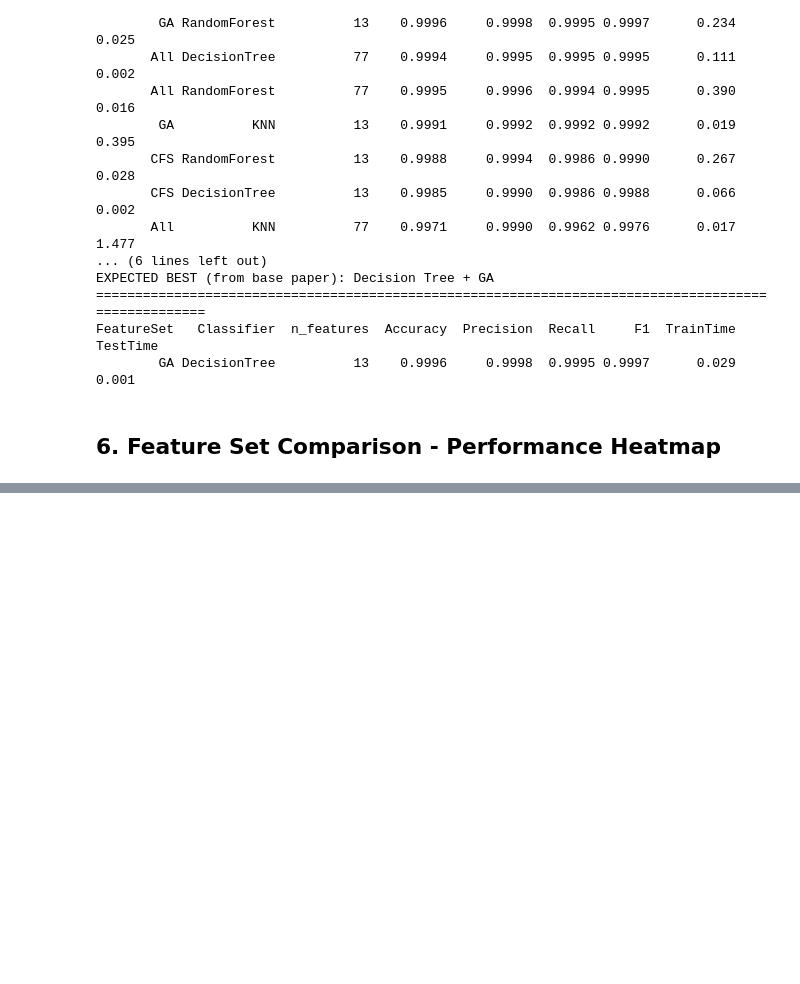
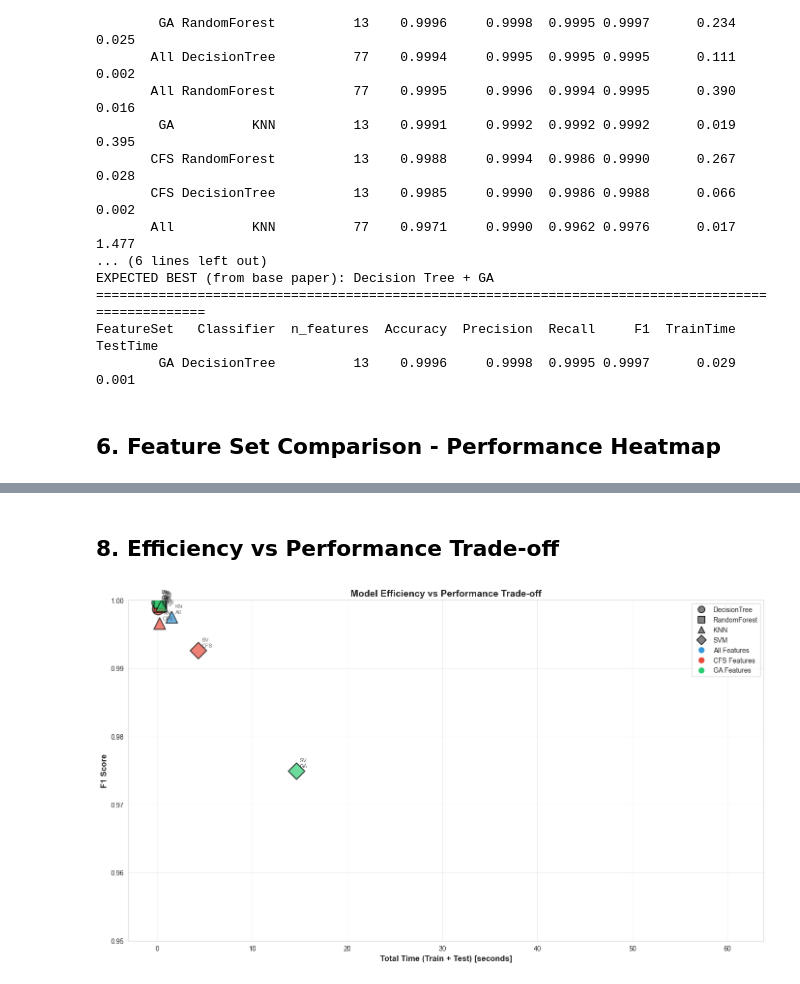
Before and after one commit to manal-aamir/Cnet-Project, a Jupyter notebook: notebooks/results.ipynb, the cells around one changed output, grey strips where cells are left out. Saved outputs shown, nothing was run; the diff lists cells and outputs as text; code cells hidden in the pictures; blank space fills up the shorter version.

```diff
--- a/notebooks/results.ipynb
+++ b/notebooks/results.ipynb
@@ -234,0 +296,64 @@ FeatureSet   Classifier  n_features  Accuracy  Precision  Recall     F1  TrainTi
+# %% [markdown]
+## 8. Efficiency vs Performance Trade-off
+# %%
+if metrics_df is not None:
+    # Create scatter plot: F1 score vs Total Time
+    metrics_df['TotalTime'] = metrics_df['TrainTime'] + metrics_df['TestTime']
+
+    fig, ax = plt.subplots(figsize=(14, 8))
+
+    # Color by feature set, marker by classifier
+    markers = {'DecisionTree': 'o', 'RandomForest': 's', 'KNN': '^', 'SVM': 'D'}
+    colors_map = {'All': '#3498db', 'CFS': '#e74c3c', 'GA': '#2ecc71'}
+
+    for feat_set in ['All', 'CFS', 'GA']:
+        for classifier in ['DecisionTree', 'RandomForest', 'KNN', 'SVM']:
+            subset = metrics_df[(metrics_df['FeatureSet'] == feat_set) &
+                              (metrics_df['Classifier'] == classifier)]
+            if not subset.empty:
+                ax.scatter(subset['TotalTime'], subset['F1'],
+                         marker=markers[classifier],
+                         s=300,
+                         c=colors_map[feat_set],
+                         alpha=0.7,
+                         edgecolors='black',
+                         linewidth=1.5,
+                         label=f'{classifier} - {feat_set}')
+
+                # Annotate points
+                for _, row in subset.iterrows():
+                    ax.annotate(f"{row['Classifier'][:2]}\n{row['FeatureSet']}",
+                              (row['TotalTime'], row['F1']),
+                              xytext=(5, 5), textcoords='offset points',
+                              fontsize=8, alpha=0.7)
+
+    ax.set_xlabel('Total Time (Train + Test) [seconds]', fontsize=12, fontweight='bold')
+    ax.set_ylabel('F1 Score', fontsize=12, fontweight='bold')
+    ax.set_title('Model Efficiency vs Performance Trade-off', fontsize=14, fontweight='bold')
+    ax.grid(True, alpha=0.3)
+    ax.set_ylim(0.95, 1.0)
+
+    # Custom legend
+    from matplotlib.lines import Line2D
+    legend_elements = [
+        Line2D([0], [0], marker='o', color='w', label='DecisionTree',
+              markerfacecolor='gray', markersize=10, markeredgecolor='black'),
+        Line2D([0], [0], marker='s', color='w', label='RandomForest',
+              markerfacecolor='gray', markersize=10, markeredgecolor='black'),
+        Line2D([0], [0], marker='^', color='w', label='KNN',
+              markerfacecolor='gray', markersize=10, markeredgecolor='black'),
+        Line2D([0], [0], marker='D', color='w', label='SVM',
+              markerfacecolor='gray', markersize=10, markeredgecolor='black'),
+        Line2D([0], [0], marker='o', color='w', label='All Features',
+              markerfacecolor='#3498db', markersize=10),
+        Line2D([0], [0], marker='o', color='w', label='CFS Features',
+              markerfacecolor='#e74c3c', markersize=10),
+        Line2D([0], [0], marker='o', color='w', label='GA Features',
+              markerfacecolor='#2ecc71', markersize=10),
+    ]
+    ax.legend(handles=legend_elements, loc='best', fontsize=10)
+
+    plt.tight_layout()
+    plt.show()
+# %% [output]
+[figure, added]
```
Also changed, not shown: parts of 9 cells of this notebook.
